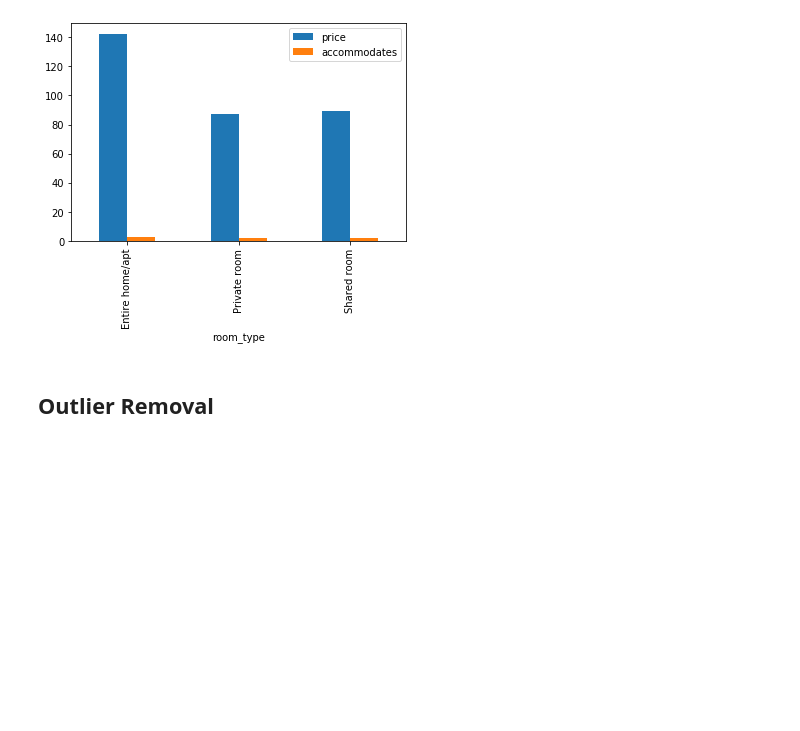
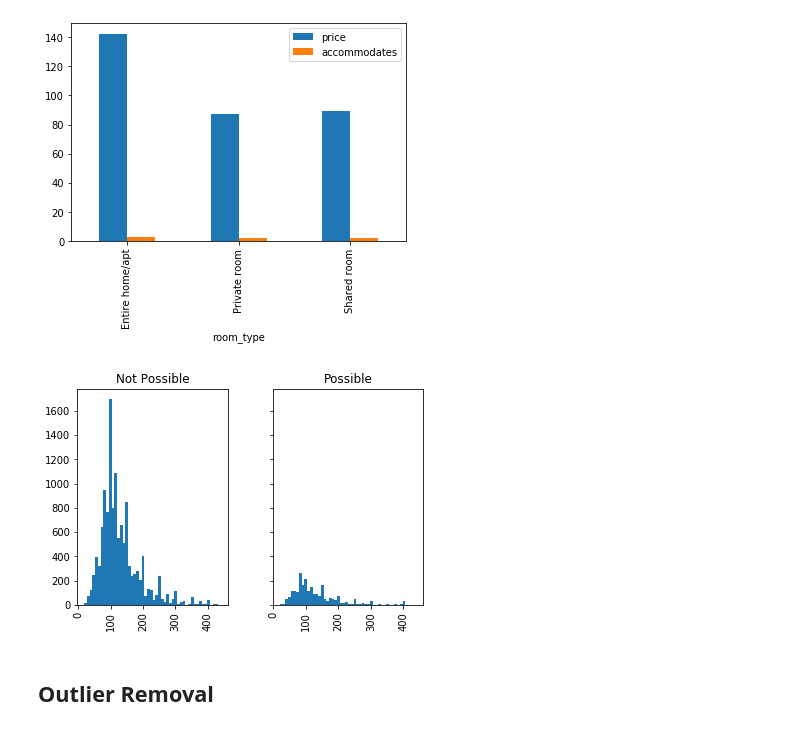
Before and after one commit to orbenishay/Regression-Project, a Jupyter notebook: Amsterdam1.ipynb, the cells around one changed output. Drawn from its saved outputs; the diff is of its cells as text; code cells hidden in the pictures; blank space fills up the shorter version.

```diff
--- a/Amsterdam1.ipynb
+++ b/Amsterdam1.ipynb
@@ -80,5 +80,9 @@ bnb[['city','dock_count']].groupby('city').describe() # describe with subset
 bnb.groupby('room_type').agg({'price': 'mean', 'accommodates': 'median'}).plot(kind='bar');
 # %% [output]
 [figure]
+# %%
+bnb.hist(column='price', by='instant_bookable', bins=50, sharex=True, sharey=True);
+# %% [output]
+[figure, added]
 # %% [markdown]
 ## **Outlier Removal**
```
